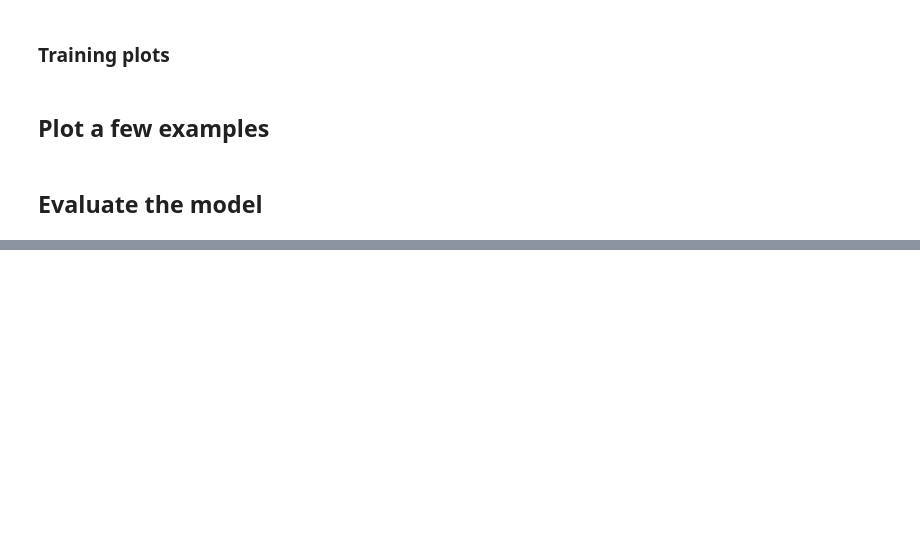
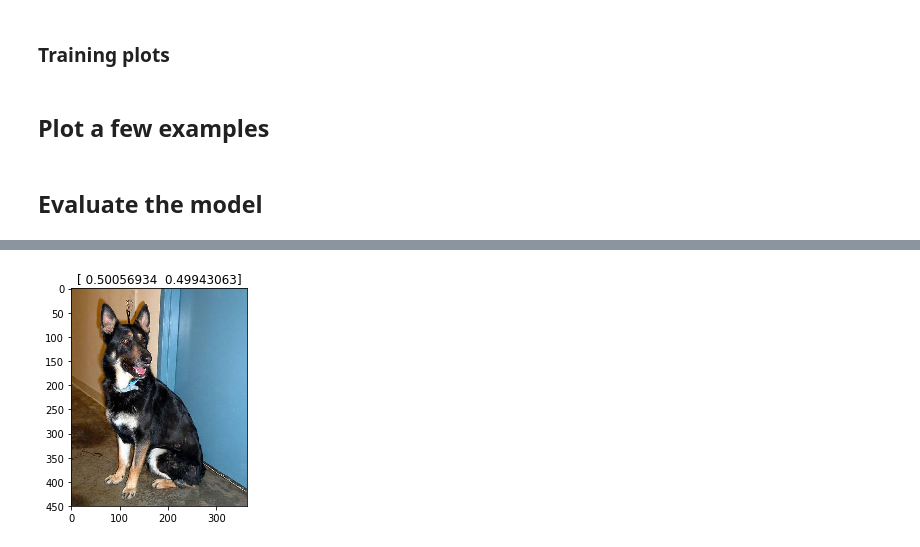
Before and after one commit to gabrielrezzonico/dogsandcats, a Jupyter notebook: notebooks/03 - VGG16 pre-trained model.ipynb, the cells around one changed output, grey strips where cells are left out. Cells and saved outputs as stored; diff of their text form; code cells hidden in the pictures; blank space fills up the shorter version.

```diff
--- a/notebooks/03 - VGG16 pre-trained model.ipynb
+++ b/notebooks/03 - VGG16 pre-trained model.ipynb
@@ -370,0 +546,15 @@ plt.show()
+# %%
+from numpy.random import random, permutation
+#1. A few correct labels at random
+correct = np.where(predictions != true_values)[0]
+
+idx = permutation(correct)[:4]
+#plots_idx(idx, probs[idx])
+# %%
+im = ndimage.imread("../data/test/" + test_batch_generator.filenames[idx[0]])
+image = Image.fromarray(im)
+plt.imshow(image)
+plt.title(probabilities[idx[0]])
+plt.show()
+# %% [output]
+[figure, added]
```
Also changed, not shown: parts of 27 cells of this notebook, 4 other files.
